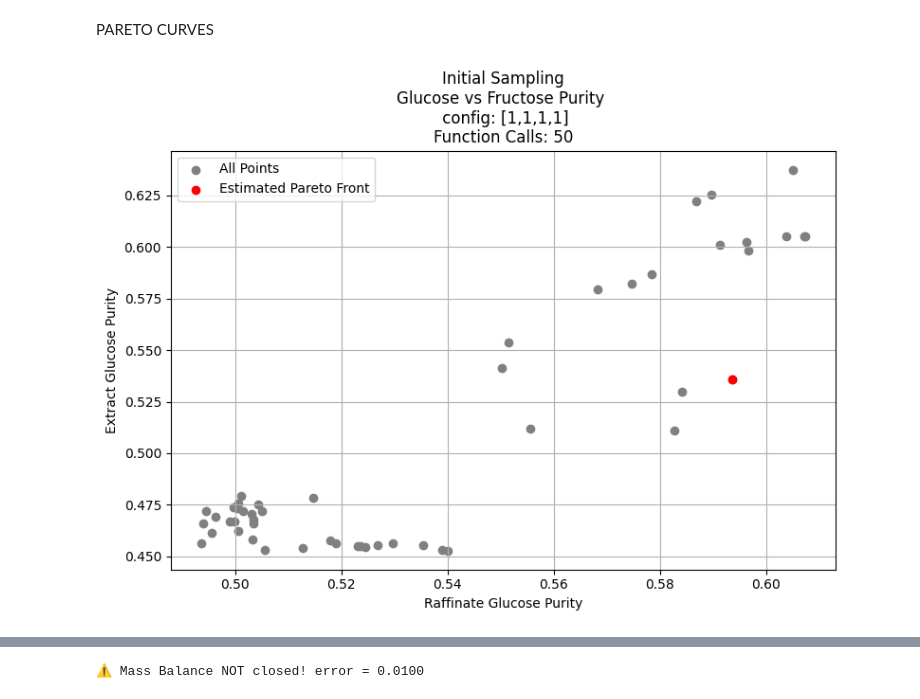
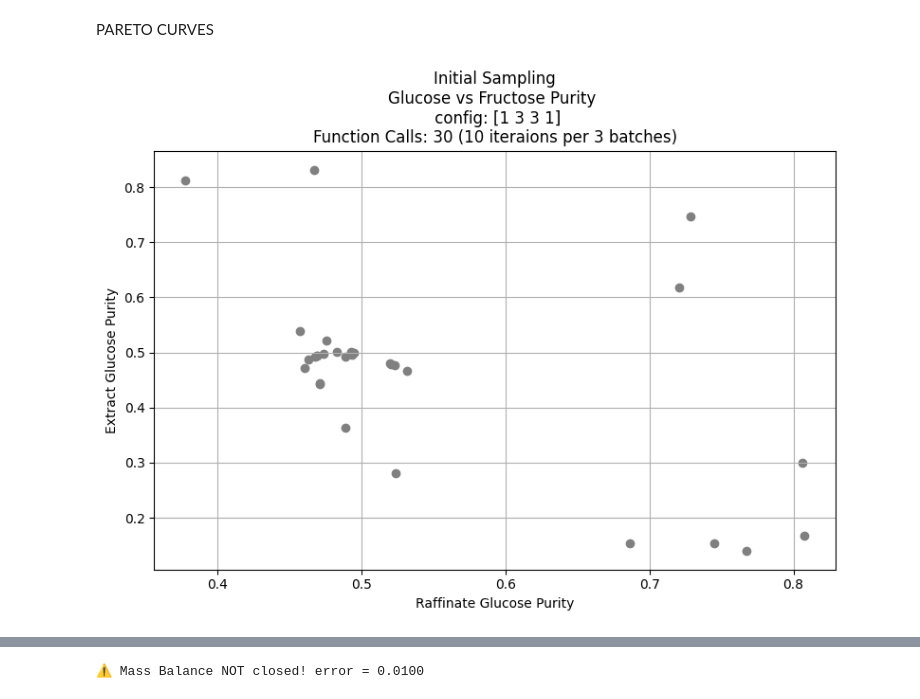
Before and after one commit to Nawa-Punabantu/Opt_Algos, a Jupyter notebook: SMB_sampling.ipynb, the cells around one changed output, grey strips where cells are left out. Drawn from its saved outputs; the diff is of its cells as text; code cells hidden in the pictures.

```diff
--- a/SMB_sampling.ipynb
+++ b/SMB_sampling.ipynb
@@ -1953,26 +1970,26 @@ ITERATATION PLOTS
 PARETO CURVES
 # %%
 plt.figure(figsize=(8, 6))
-
+mx = interations_per_bucket + free_sample_iterations
 # Plot evaluated points and estimated Pareto front from your model
 plt.scatter(all_initial_ouputs[:,0], all_initial_ouputs[:,1], c='gray', label="All Points")
-plt.scatter(pareto_front[:, 0], pareto_front[:, 1], c='red', label="Estimated Pareto Front")
-plt.title(f'Initial Sampling\nGlucose vs Fructose Purity \n config: [{n},{n},{n},{n}]\nFunction Calls: {sampling_budget}')
+# plt.scatter(pareto_front[:, 0], pareto_front[:, 1], c='red', label="Estimated Pareto Front")
+plt.title(f'Initial Sampling\nGlucose vs Fructose Purity \n config: {zone_config}\nFunction Calls: {sampling_budget} ({mx} iteraions per {num_buckets} batches)')
 
 # Plot labels and styling
 plt.xlabel("Raffinate Glucose Purity")
 plt.ylabel("Extract Glucose Purity")
 # plt.title(f'Varrying t_index @ fixed flowrates\n {pop_size} initial points & {num_generations} iterations')
-plt.legend()
+# plt.legend()
 plt.grid(True)
 plt.tight_layout()
 
 # Save the plot as an image file
-plt.savefig('Opt_Par_new.png')
+plt.savefig('pareto_1331.png')
 
 plt.show()
 # %% [output]
-[figure, old version]
+[figure, new version]
 # %%
 import matplotlib.pyplot as plt
 import numpy as np
```
Also changed, not shown: parts of 6 cells of this notebook.
